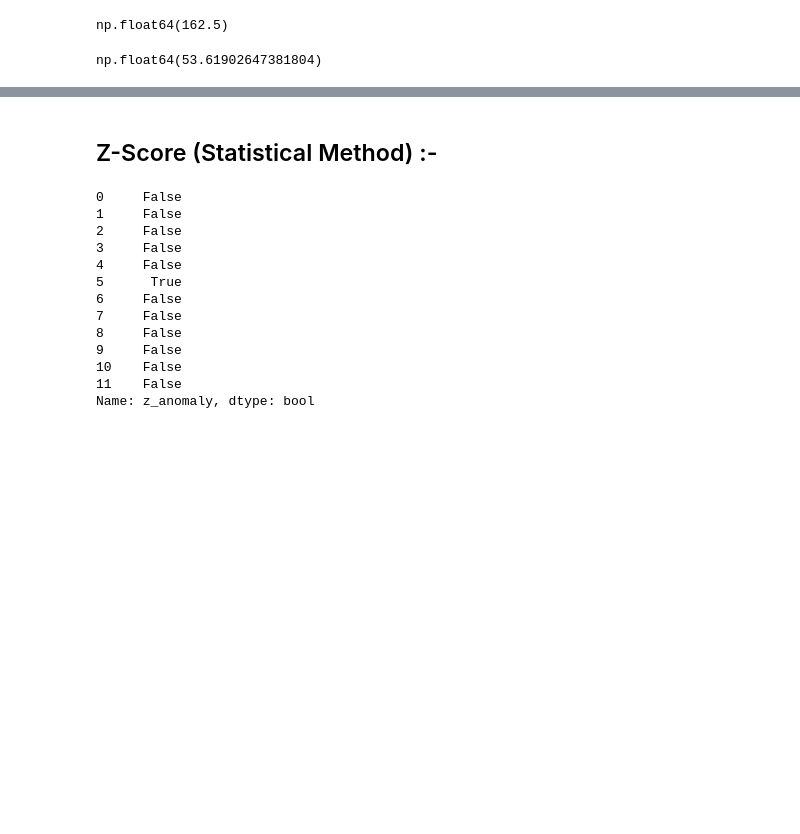
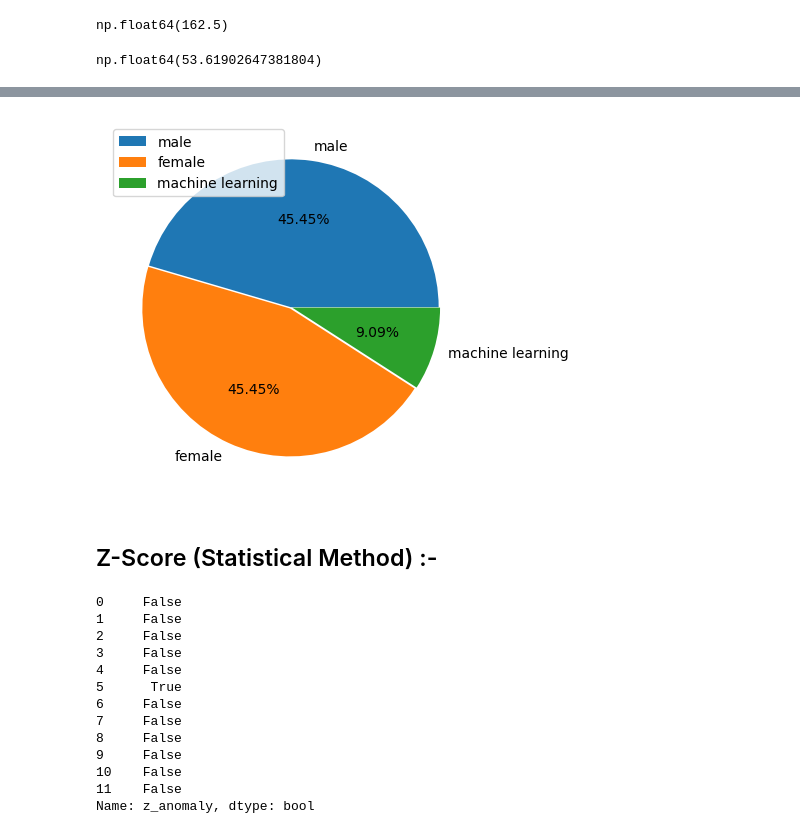
Before and after one commit to manojkumar211/Machine-Learning-All, a Jupyter notebook: experiment/Anomaly.ipynb, the cells around one changed output, grey strips where cells are left out. Cells and saved outputs as stored; diff of their text form; code cells hidden in the pictures; blank space fills up the shorter version.

```diff
--- a/experiment/Anomaly.ipynb
+++ b/experiment/Anomaly.ipynb
@@ -47,3 +80,9 @@ np.float64(53.61902647381804)
+# %%
+plt.pie(x=df1['text'].value_counts(),labels=df1['text'].unique(),explode=[0,0.01,0.01],autopct='%0.2f%%')
+plt.legend()
+plt.show()
+# %% [output]
+[figure, added]
 # %% [markdown]
 ## Z-Score (Statistical Method) :-
 # %%
```
Also changed, not shown: parts of 9 cells of this notebook.
